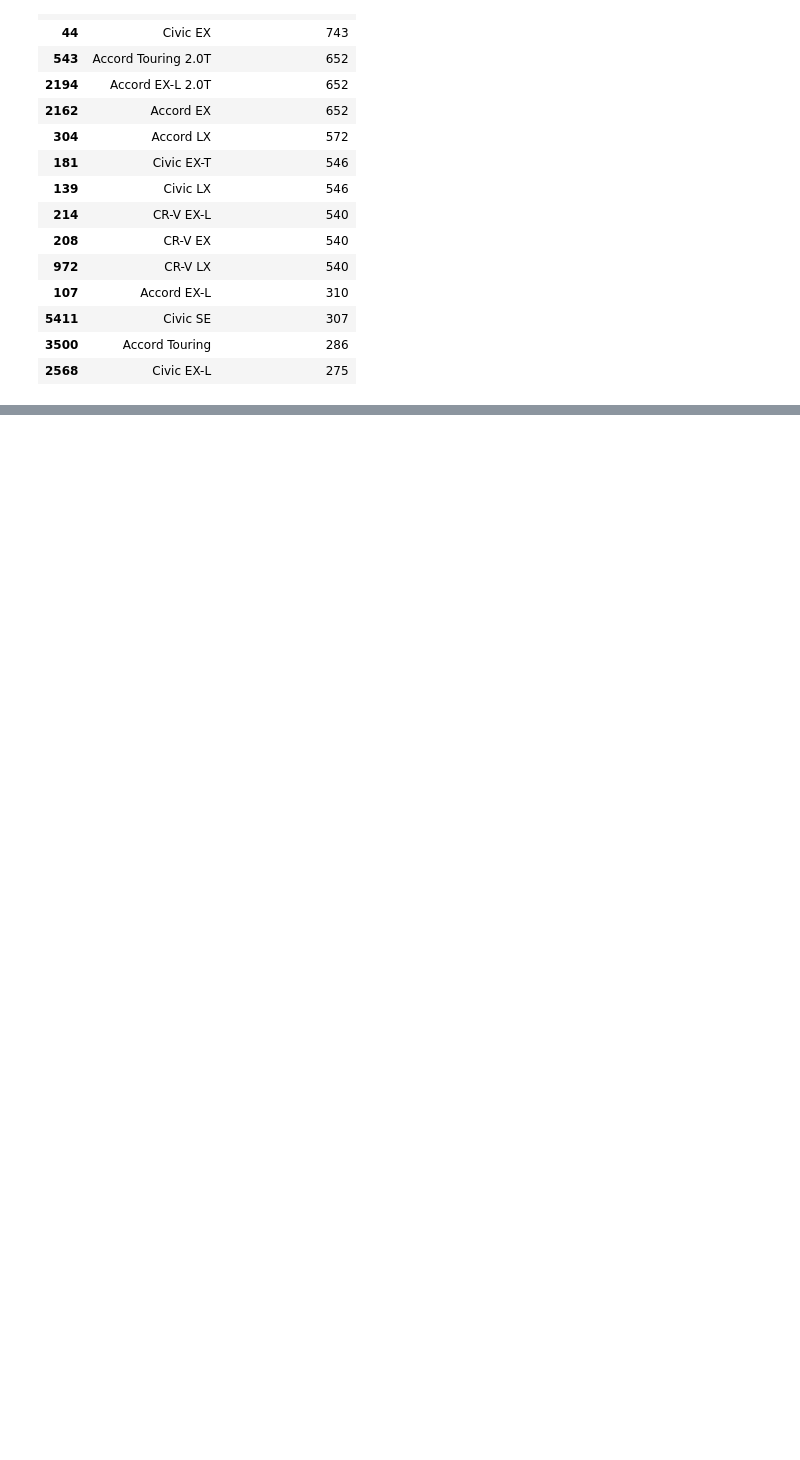
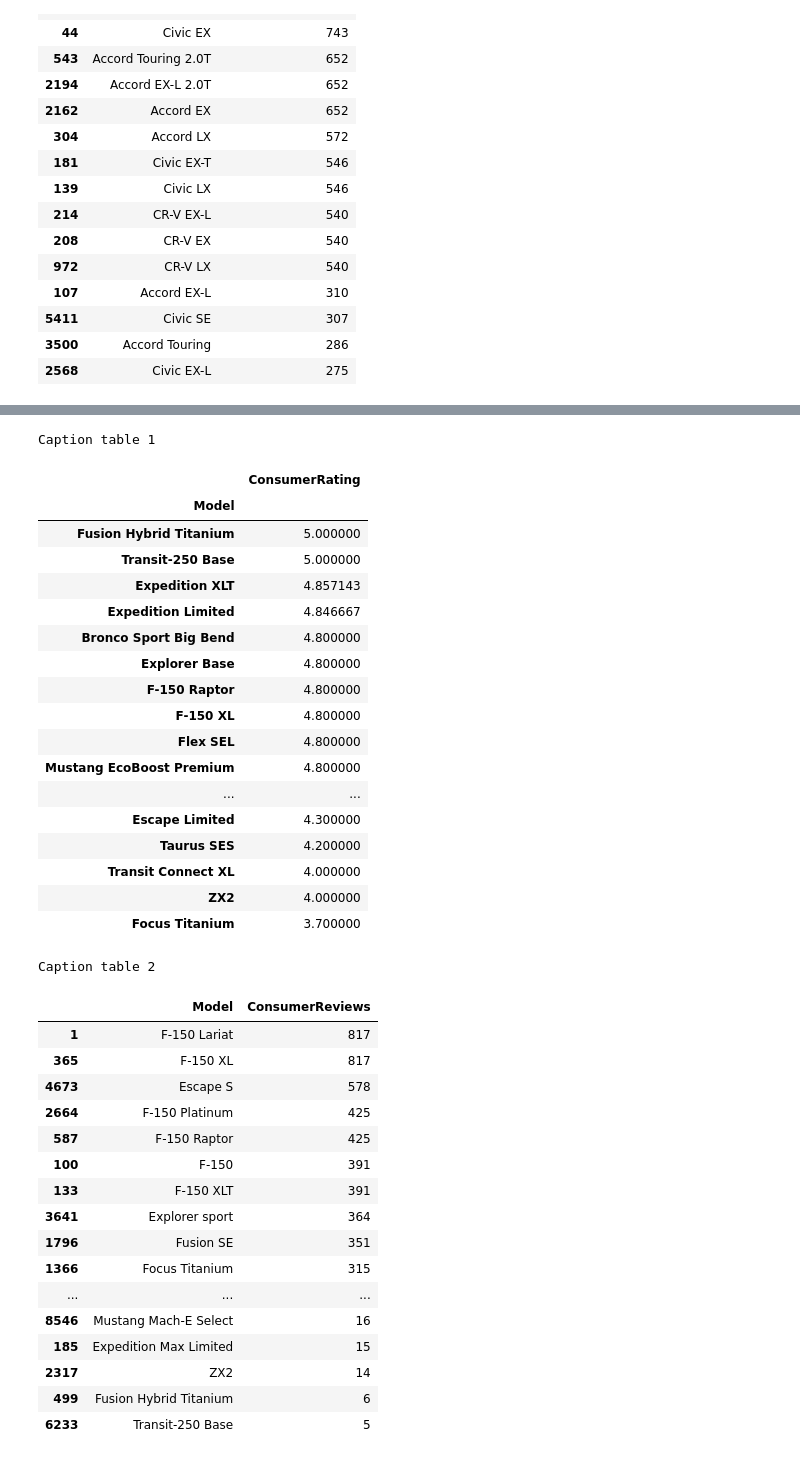
Before and after one commit to CTegtmeier/Passiflora, a Jupyter notebook: Sales Work.ipynb, the cells around one changed output, grey strips where cells are left out. Drawn from its saved outputs; the diff is of its cells as text; code cells hidden in the pictures; blank space fills up the shorter version.

```diff
--- a/Sales Work.ipynb
+++ b/Sales Work.ipynb
@@ -199,0 +253,50 @@ Caption table 2
+# %%
+Ford_data = top_three[top_three['Make']== 'Ford']
+Ford_pivot_Reviewmean = Ford_data.pivot_table(index = ['Model'],
+                                    values = 'ConsumerRating',
+                                    aggfunc = 'mean').sort_values(by = 'ConsumerRating', ascending = False)
+Ford_car_unique = unique_value[(unique_value['Make']=='Ford')]
+Ford_Car_Reviews = Ford_car_unique[['Model','ConsumerReviews']].sort_values(by = 'ConsumerReviews', ascending = False)
+
+Ford_Pivot_Reviewmean_styler = Ford_pivot_Reviewmean.style.set_table_attributes("style='display:inline'").set_caption('Caption table 1')
+Ford_Car_Reviews = Ford_Car_Reviews.style.set_table_attributes("style='display:inline'").set_caption('Caption table 2')
+
+display_html(Ford_Pivot_Reviewmean_styler._repr_html_()+Ford_Car_Reviews._repr_html_(), raw=True)
+# %% [output]
+Caption table 1
+|  | ConsumerRating |
+| Model |  |
+| Fusion Hybrid Titanium | 5.000000 |
+| Transit-250 Base | 5.000000 |
+| Expedition XLT | 4.857143 |
+| Expedition Limited | 4.846667 |
+| Bronco Sport Big Bend | 4.800000 |
+| Explorer Base | 4.800000 |
+| F-150 Raptor | 4.800000 |
+| F-150 XL | 4.800000 |
+| Flex SEL | 4.800000 |
+| Mustang EcoBoost Premium | 4.800000 |
+| ... | ... |
+| Escape Limited | 4.300000 |
+| Taurus SES | 4.200000 |
+| Transit Connect XL | 4.000000 |
+| ZX2 | 4.000000 |
+| Focus Titanium | 3.700000 |
+Caption table 2
+|  | Model | ConsumerReviews |
+| 1 | F-150 Lariat | 817 |
+| 365 | F-150 XL | 817 |
+| 4673 | Escape S | 578 |
+| 2664 | F-150 Platinum | 425 |
+| 587 | F-150 Raptor | 425 |
+| 100 | F-150 | 391 |
+| 133 | F-150 XLT | 391 |
+| 3641 | Explorer sport | 364 |
+| 1796 | Fusion SE | 351 |
+| 1366 | Focus Titanium | 315 |
+| ... | ... | ... |
+| 8546 | Mustang Mach-E Select | 16 |
+| 185 | Expedition Max Limited | 15 |
+| 2317 | ZX2 | 14 |
+| 499 | Fusion Hybrid Titanium | 6 |
+| 6233 | Transit-250 Base | 5 |
```
Also changed, not shown: parts of 4 cells of this notebook.
